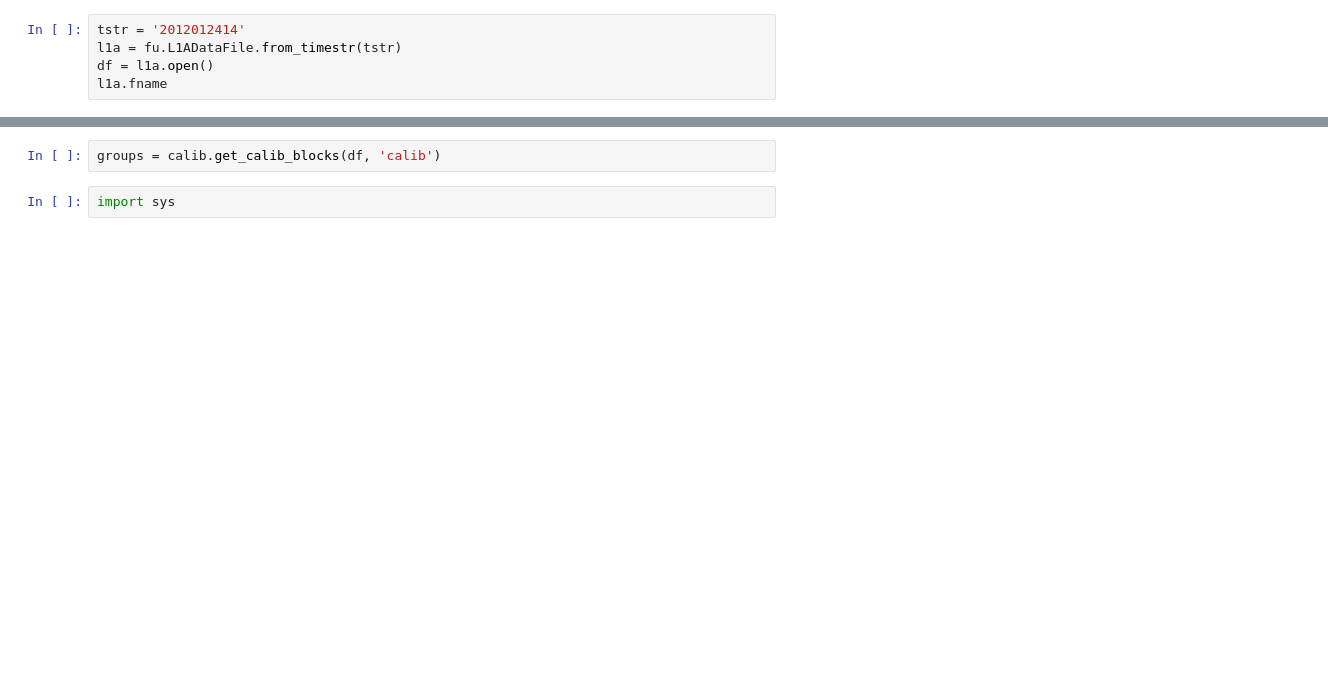
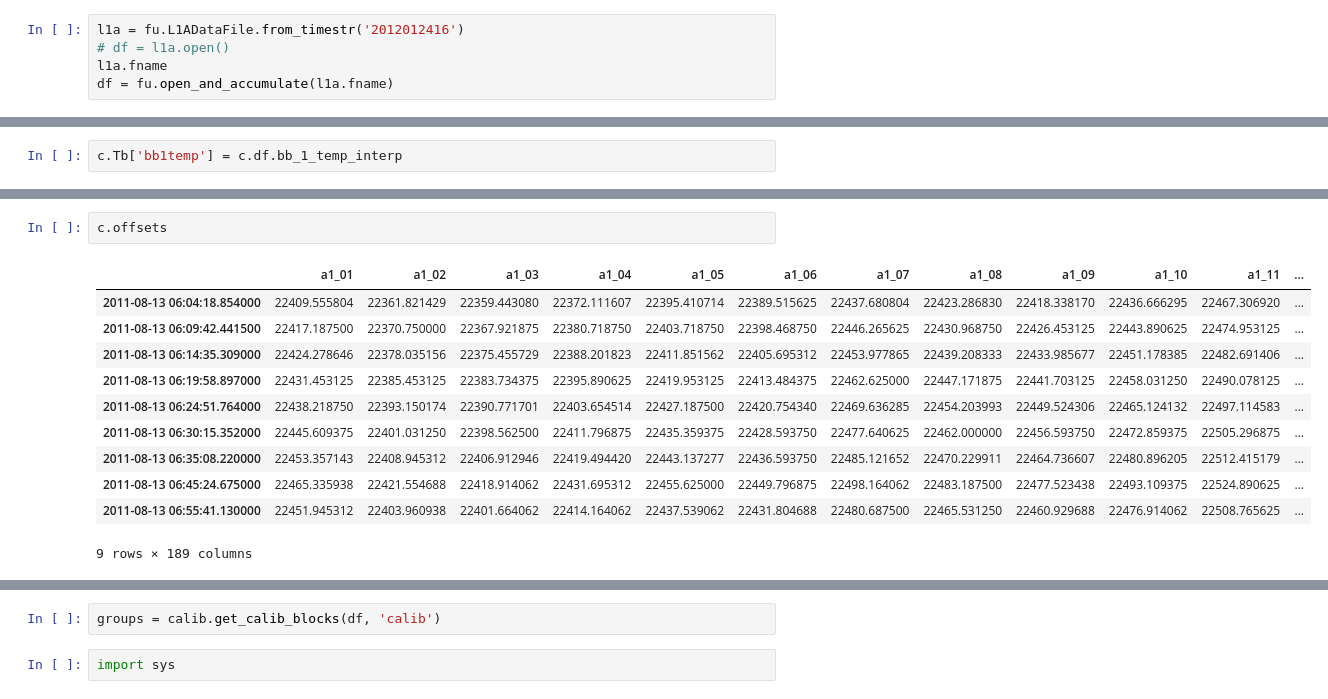
Before and after one commit to lro-diviner/divcalib, a Jupyter notebook: notebooks/calibration debugging.ipynb, the cells around one changed output, grey strips where cells are left out. Cells and saved outputs as stored; diff of their text form; blank space fills up the shorter version.

```diff
--- a/notebooks/calibration debugging.ipynb
+++ b/notebooks/calibration debugging.ipynb
@@ -6,6 +15,6 @@ reload(calib)
 # %%
-tstr = '2012012414'
-l1a = fu.L1ADataFile.from_timestr(tstr)
-df = l1a.open()
+l1a = fu.L1ADataFile.from_timestr('2012012416')
+# df = l1a.open()
 l1a.fname
+df = fu.open_and_accumulate(l1a.fname)
 # %% [output]
@@ -18,0 +27,2 @@ c = calib.Calibrator(df)
+# %%
+c.Tb['bb1temp'] = c.df.bb_1_temp_interp
@@ -21,2 +43,16 @@ pu.plot_all_calib_blocks(df)
 # %% [output]
 Calib block 0 has no caldata.
+# %%
+c.offsets
+# %% [output]
+|  | a1_01 | a1_02 | a1_03 | a1_04 | a1_05 | a1_06 | a1_07 | a1_08 | a1_09 | a1_10 | a1_11 | ... |
+| 2011-08-13 06:04:18.854000 | 22409.555804 | 22361.821429 | 22359.443080 | 22372.111607 | 22395.410714 | 22389.515625 | 22437.680804 | 22423.286830 | 22418.338170 | 22436.666295 | 22467.306920 | ... |
+| 2011-08-13 06:09:42.441500 | 22417.187500 | 22370.750000 | 22367.921875 | 22380.718750 | 22403.718750 | 22398.468750 | 22446.265625 | 22430.968750 | 22426.453125 | 22443.890625 | 22474.953125 | ... |
+| 2011-08-13 06:14:35.309000 | 22424.278646 | 22378.035156 | 22375.455729 | 22388.201823 | 22411.851562 | 22405.695312 | 22453.977865 | 22439.208333 | 22433.985677 | 22451.178385 | 22482.691406 | ... |
+| 2011-08-13 06:19:58.897000 | 22431.453125 | 22385.453125 | 22383.734375 | 22395.890625 | 22419.953125 | 22413.484375 | 22462.625000 | 22447.171875 | 22441.703125 | 22458.031250 | 22490.078125 | ... |
+| 2011-08-13 06:24:51.764000 | 22438.218750 | 22393.150174 | 22390.771701 | 22403.654514 | 22427.187500 | 22420.754340 | 22469.636285 | 22454.203993 | 22449.524306 | 22465.124132 | 22497.114583 | ... |
+| 2011-08-13 06:30:15.352000 | 22445.609375 | 22401.031250 | 22398.562500 | 22411.796875 | 22435.359375 | 22428.593750 | 22477.640625 | 22462.000000 | 22456.593750 | 22472.859375 | 22505.296875 | ... |
+| 2011-08-13 06:35:08.220000 | 22453.357143 | 22408.945312 | 22406.912946 | 22419.494420 | 22443.137277 | 22436.593750 | 22485.121652 | 22470.229911 | 22464.736607 | 22480.896205 | 22512.415179 | ... |
+| 2011-08-13 06:45:24.675000 | 22465.335938 | 22421.554688 | 22418.914062 | 22431.695312 | 22455.625000 | 22449.796875 | 22498.164062 | 22483.187500 | 22477.523438 | 22493.109375 | 22524.890625 | ... |
+| 2011-08-13 06:55:41.130000 | 22451.945312 | 22403.960938 | 22401.664062 | 22414.164062 | 22437.539062 | 22431.804688 | 22480.687500 | 22465.531250 | 22460.929688 | 22476.914062 | 22508.765625 | ... |
+9 rows × 189 columns
```
Also changed, not shown: parts of 16 cells of this notebook, 2 other files.
